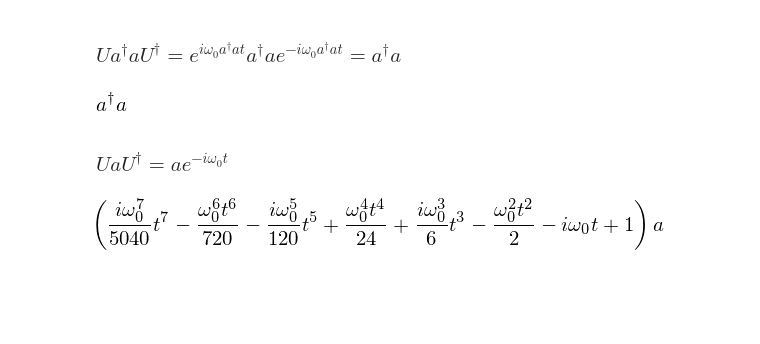
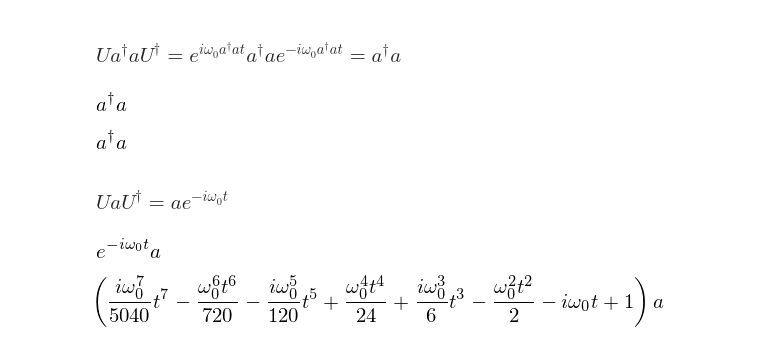
Before and after one commit to jrjohansson/sympsi-notebooks, a Jupyter notebook: sympy-quantum-boson-transformations.ipynb, the cells around one changed output. Saved outputs shown, nothing was run; the diff lists cells and outputs as text; code cells hidden in the pictures; blank space fills up the shorter version.

```diff
--- a/sympy-quantum-boson-transformations.ipynb
+++ b/sympy-quantum-boson-transformations.ipynb
@@ -53,8 +32,16 @@ e = bch_expansion(A, Dagger(a) * a, n).doit()
 normal_ordered_form(e)
 # %% [output]
 [figure]
+# %%
+unitary_transformation_auto(U, Dagger(a) * a)
+# %% [output]
+[figure, added]
 # %% [markdown]
 ### $U a U^\dagger = a e^{-i\omega_0t}$
+# %%
+unitary_transformation_auto(U, a)
+# %% [output]
+[figure, added]
 # %%
 e = bch_expansion(A, a, n).doit()
 
```
Also changed, not shown: parts of 38 cells of this notebook.
